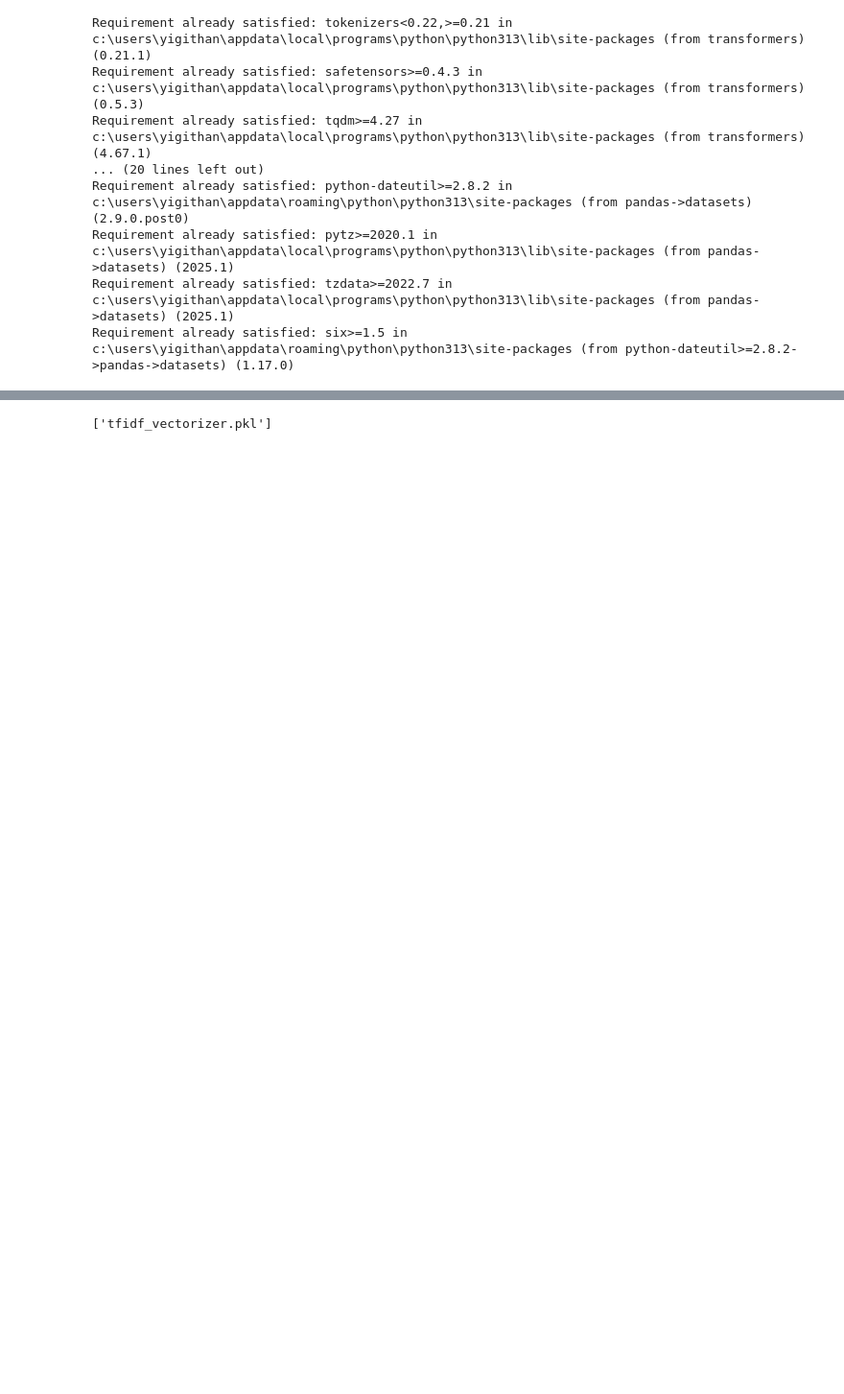
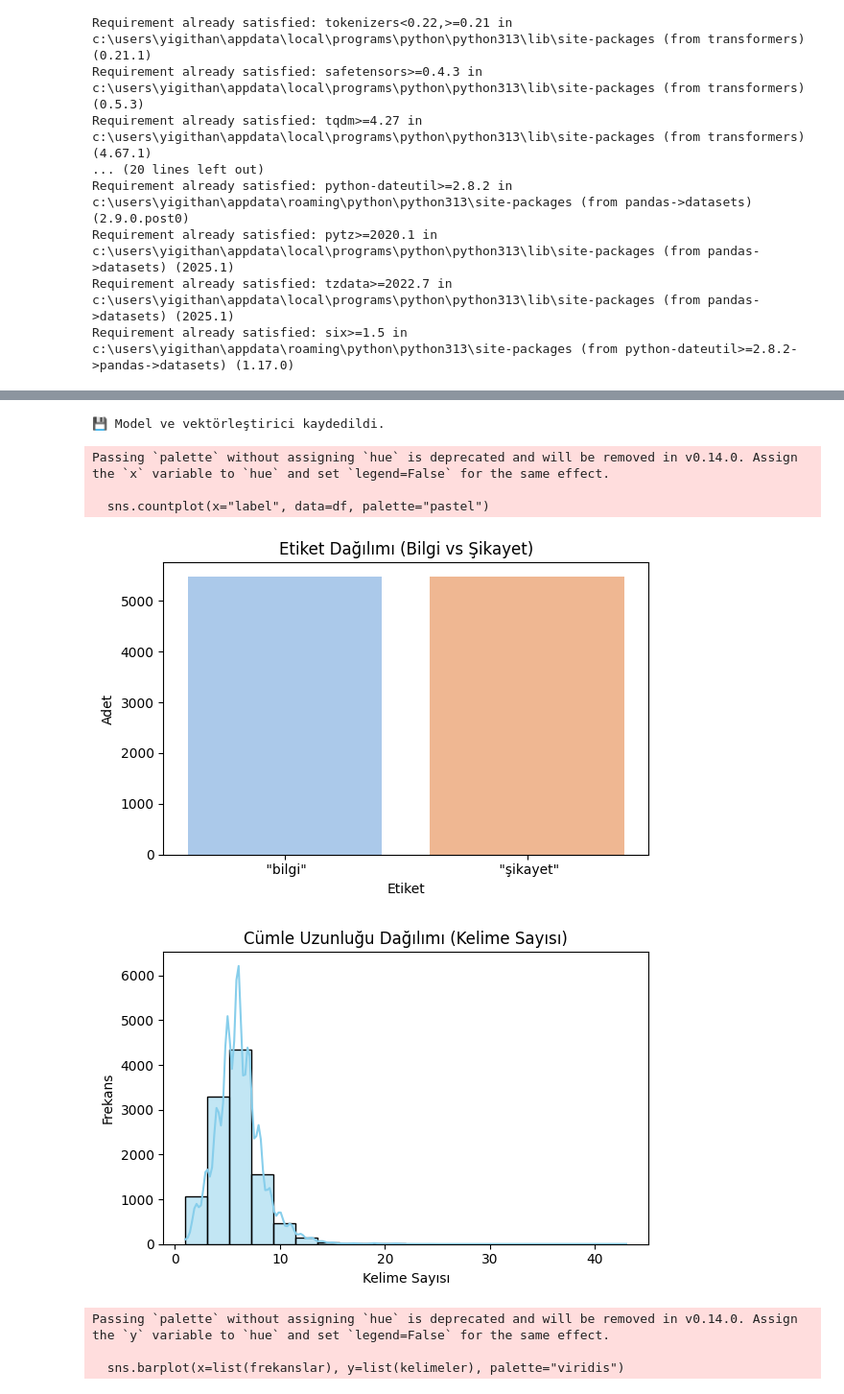
Before and after one commit to YigithanFirat/WhatsAppIntentionAnalysis, a Jupyter notebook: chatbot.ipynb, the cells around one changed output, grey strips where cells are left out. Shown at 96% size. Saved outputs shown, nothing was run; the diff lists cells and outputs as text; code cells hidden in the pictures; blank space fills up the shorter version.

```diff
--- a/chatbot.ipynb
+++ b/chatbot.ipynb
@@ -292,8 +351,70 @@ print(niyet_tahmini("Beş para etmezsin.")) # Beklenen: Şikayet
 # %%
-import joblib
+# === Model ve Vectorizer'ı Kaydet ===
+with open("chatbot_model.pkl", "wb") as f_model:
+    pickle.dump(model, f_model)
 
-# Eğittiğin modelin ve vektörizer'ın isimlerini değiştirmen gerekebilir
-joblib.dump(model, "chatbot_model.pkl")
-joblib.dump(vectorizer, "tfidf_vectorizer.pkl")
+with open("tfidf_vectorizer.pkl", "wb") as f_vect:
+    pickle.dump(tfidf_vectorizer, f_vect)
+
+print("💾 Model ve vektörleştirici kaydedildi.")
 # %% [output]
-['tfidf_vectorizer.pkl']
+💾 Model ve vektörleştirici kaydedildi.
+# %%
+import pandas as pd
+import matplotlib.pyplot as plt
+import seaborn as sns
+from collections import Counter
+import re
+
+# Örnek veri yükleme (senin elindeki veri setini buraya oku)
+# Örnek CSV formatı: iki sütun -> "metin", "etiket"
+df = pd.read_csv("niyet_verisi.csv", encoding="windows-1254", sep=",")  # kendi dosya adını yaz
+
+# 1. Etiket dağılımı
+plt.figure(figsize=(6, 4))
+sns.countplot(x="label", data=df, palette="pastel")
+plt.title("Etiket Dağılımı (Bilgi vs Şikayet)")
+plt.xlabel("Etiket")
+plt.ylabel("Adet")
+plt.tight_layout()
+plt.show()
+
+# 2. Cümle uzunluğu (kelime sayısına göre)
+df["kelime_sayisi"] = df["text"].apply(lambda x: len(str(x).split()))
+
+plt.figure(figsize=(6, 4))
+sns.histplot(data=df, x="kelime_sayisi", bins=20, kde=True, color="skyblue")
+plt.title("Cümle Uzunluğu Dağılımı (Kelime Sayısı)")
+plt.xlabel("Kelime Sayısı")
+plt.ylabel("Frekans")
+plt.tight_layout()
+plt.show()
+
+# 3. En sık geçen kelimeler (tüm veri setinde)
+def temizle_kelimeler(metin):
+    metin = metin.lower()
+    metin = re.sub(r"[^\w\s]", "", metin)
+    return metin.split()
+
+tum_kelimeler = []
+df["text"].apply(lambda x: tum_kelimeler.extend(temizle_kelimeler(str(x))))
+
+en_sik_kelimeler = Counter(tum_kelimeler).most_common(15)
+kelimeler, frekanslar = zip(*en_sik_kelimeler)
+
+plt.figure(figsize=(8, 5))
+sns.barplot(x=list(frekanslar), y=list(kelimeler), palette="viridis")
+plt.title("En Sık Geçen 15 Kelime")
+plt.xlabel("Frekans")
+plt.ylabel("Kelime")
+plt.tight_layout()
+plt.show()
+# %% [output]
+Passing `palette` without assigning `hue` is deprecated and will be removed in v0.14.0. Assign the `x` variable to `hue` and set `legend=False` for the same effect.
+
+  sns.countplot(x="label", data=df, palette="pastel")
+[figure, added]
+[figure, added]
+Passing `palette` without assigning `hue` is deprecated and will be removed in v0.14.0. Assign the `y` variable to `hue` and set `legend=False` for the same effect.
+
+  sns.barplot(x=list(frekanslar), y=list(kelimeler), palette="viridis")
```
Also changed, not shown: parts of 9 cells of this notebook.
